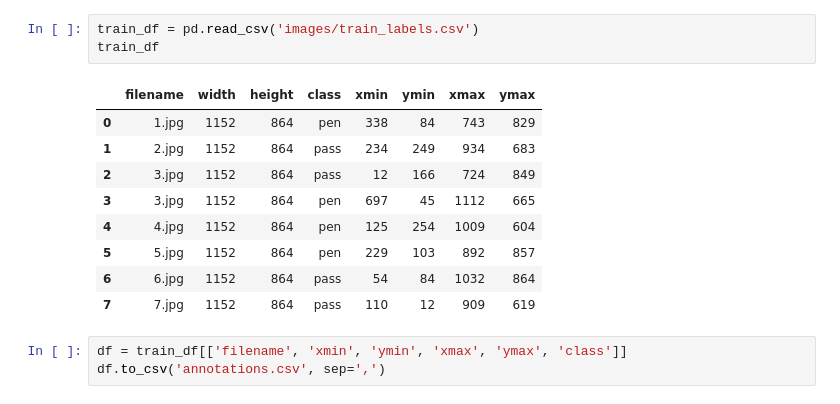
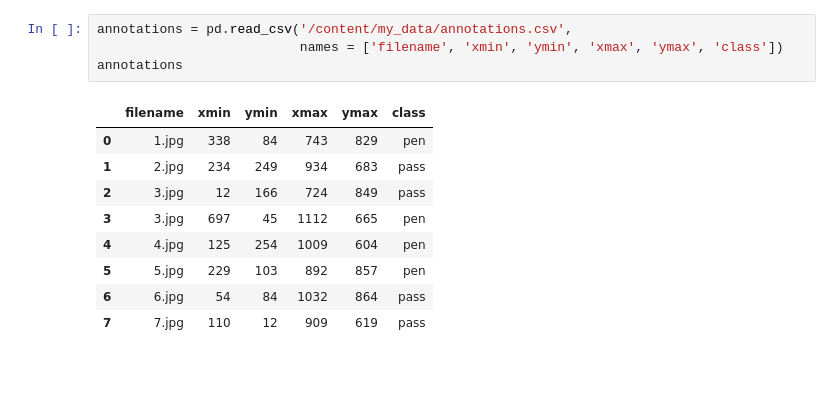
Before and after one commit to NovikovVN/neural_networks, a Jupyter notebook: cv/cv5.ipynb, the cells around one changed output. Cells and saved outputs as stored; diff of their text form; blank space fills up the shorter version.

```diff
--- a/cv/cv5.ipynb
+++ b/cv/cv5.ipynb
@@ -44,16 +44,14 @@ Successfully converted xml to csv.
-# %%
-train_df = pd.read_csv('images/train_labels.csv')
-train_df
-# %% [output]
-|  | filename | width | height | class | xmin | ymin | xmax | ymax |
-| 0 | 1.jpg | 1152 | 864 | pen | 338 | 84 | 743 | 829 |
-| 1 | 2.jpg | 1152 | 864 | pass | 234 | 249 | 934 | 683 |
-| 2 | 3.jpg | 1152 | 864 | pass | 12 | 166 | 724 | 849 |
-| 3 | 3.jpg | 1152 | 864 | pen | 697 | 45 | 1112 | 665 |
-| 4 | 4.jpg | 1152 | 864 | pen | 125 | 254 | 1009 | 604 |
-| 5 | 5.jpg | 1152 | 864 | pen | 229 | 103 | 892 | 857 |
-| 6 | 6.jpg | 1152 | 864 | pass | 54 | 84 | 1032 | 864 |
-| 7 | 7.jpg | 1152 | 864 | pass | 110 | 12 | 909 | 619 |
 # %%
-df = train_df[['filename', 'xmin', 'ymin', 'xmax', 'ymax', 'class']]
-df.to_csv('annotations.csv', sep=',')
+annotations = pd.read_csv('/content/my_data/annotations.csv',
+                          names = ['filename', 'xmin', 'ymin', 'xmax', 'ymax', 'class'])
+annotations
+# %% [output]
+|  | filename | xmin | ymin | xmax | ymax | class |
+| 0 | 1.jpg | 338 | 84 | 743 | 829 | pen |
+| 1 | 2.jpg | 234 | 249 | 934 | 683 | pass |
+| 2 | 3.jpg | 12 | 166 | 724 | 849 | pass |
+| 3 | 3.jpg | 697 | 45 | 1112 | 665 | pen |
+| 4 | 4.jpg | 125 | 254 | 1009 | 604 | pen |
+| 5 | 5.jpg | 229 | 103 | 892 | 857 | pen |
+| 6 | 6.jpg | 54 | 84 | 1032 | 864 | pass |
+| 7 | 7.jpg | 110 | 12 | 909 | 619 | pass |
```
Also changed, not shown: parts of 21 cells of this notebook.
